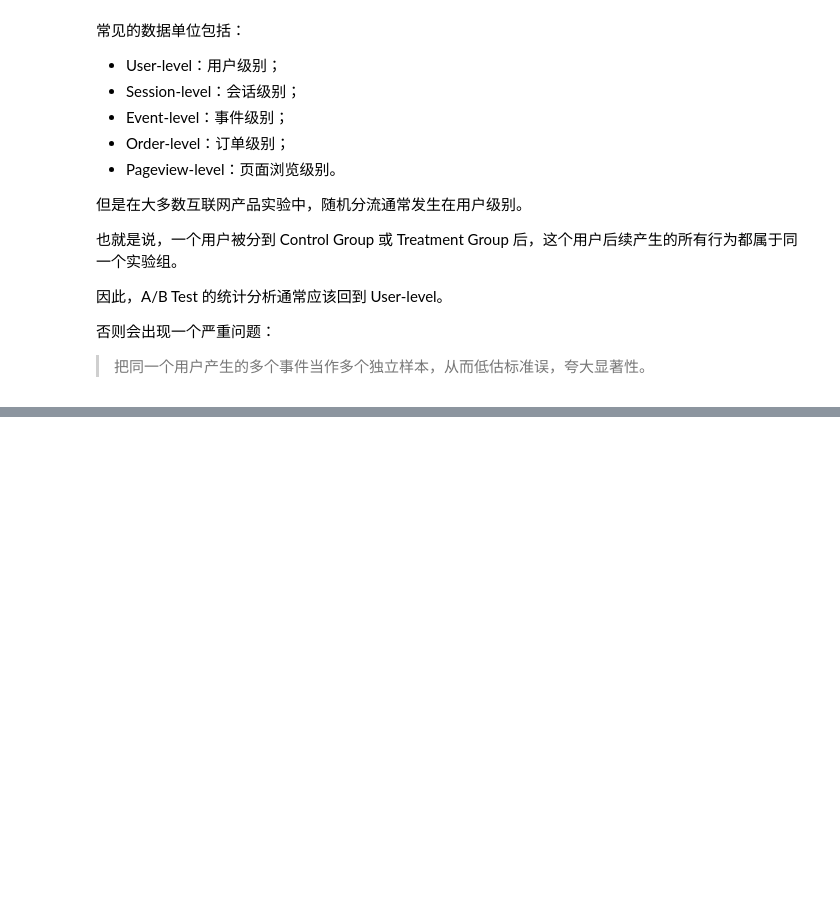
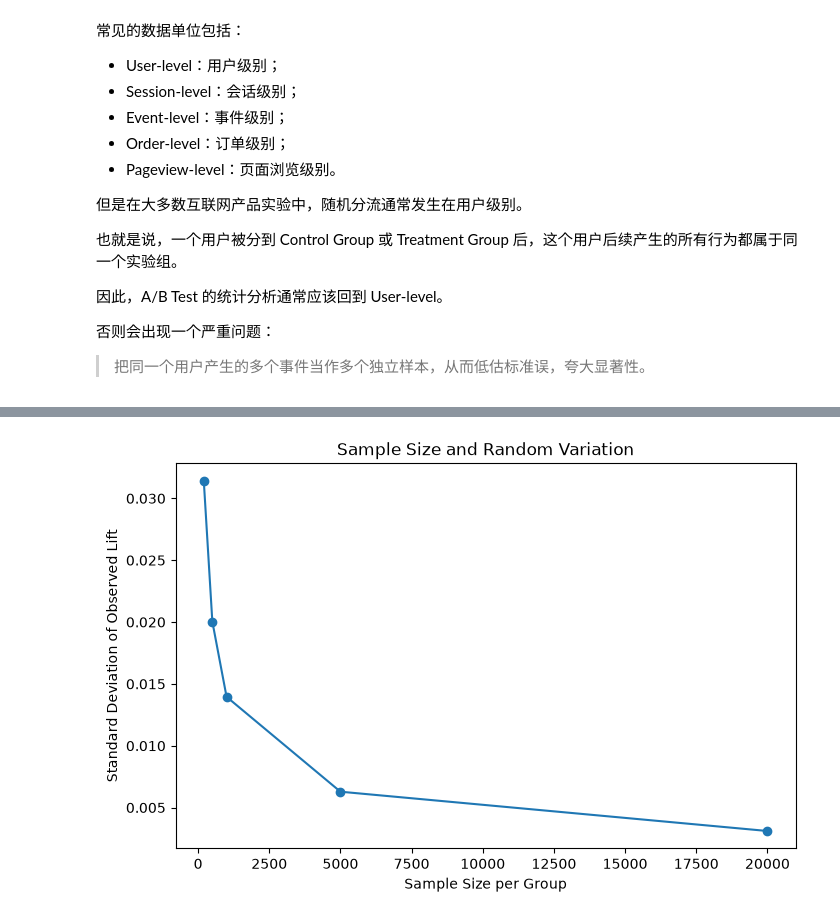
Before and after one commit to LizPink/AB-Testing, a Jupyter notebook: notebooks/01_ab_test_basic_concepts.ipynb, the cells around one changed output, grey strips where cells are left out. Saved outputs shown, nothing was run; the diff lists cells and outputs as text; code cells hidden in the pictures; blank space fills up the shorter version.

```diff
--- a/notebooks/01_ab_test_basic_concepts.ipynb
+++ b/notebooks/01_ab_test_basic_concepts.ipynb
@@ -906,0 +1133,17 @@ A/B Test 中，一个非常容易被忽略的问题是：
+# %%
+# 不同样本量下Lift估计量的真实波动
+fig, ax = plt.subplots(figsize=(8, 5))
+
+ax.plot(
+    sample_size_summary["sample_size_per_group"],
+    sample_size_summary["std_observed_lift"],
+    marker="o"
+)
+
+ax.set_title("Sample Size and Random Variation")
+ax.set_xlabel("Sample Size per Group")
+ax.set_ylabel("Standard Deviation of Observed Lift")
+
+plt.show()
+# %% [output]
+[figure, added]
```
Also changed, not shown: parts of 12 cells of this notebook.
